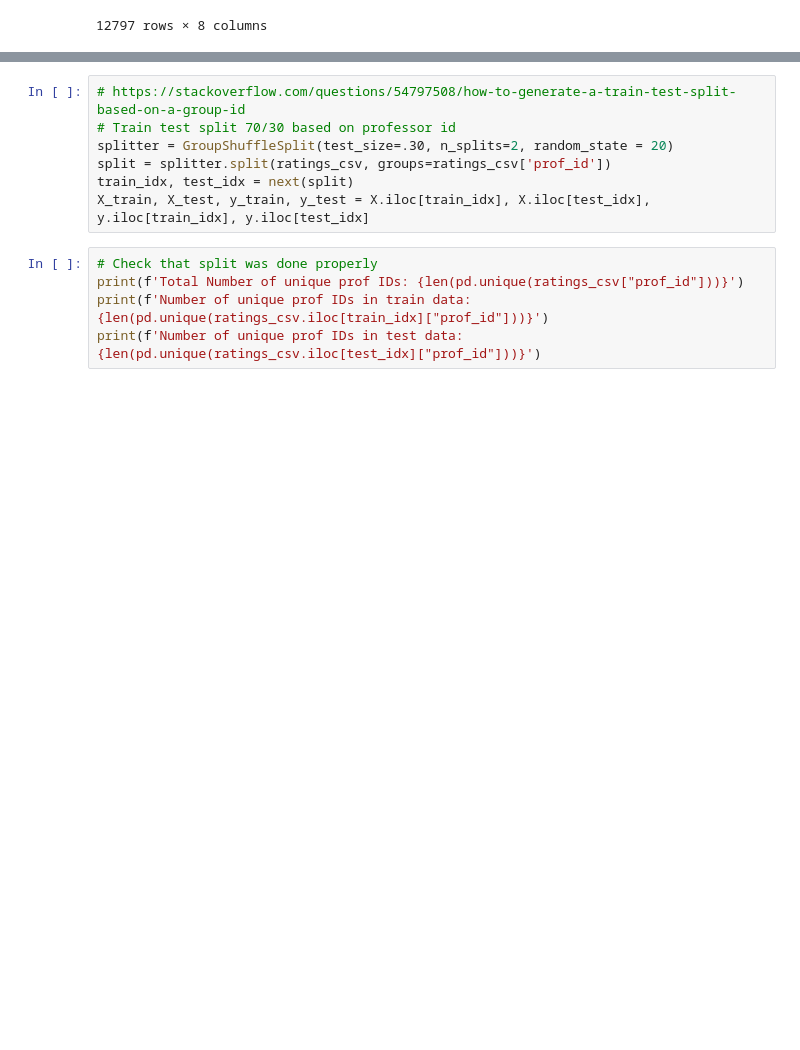
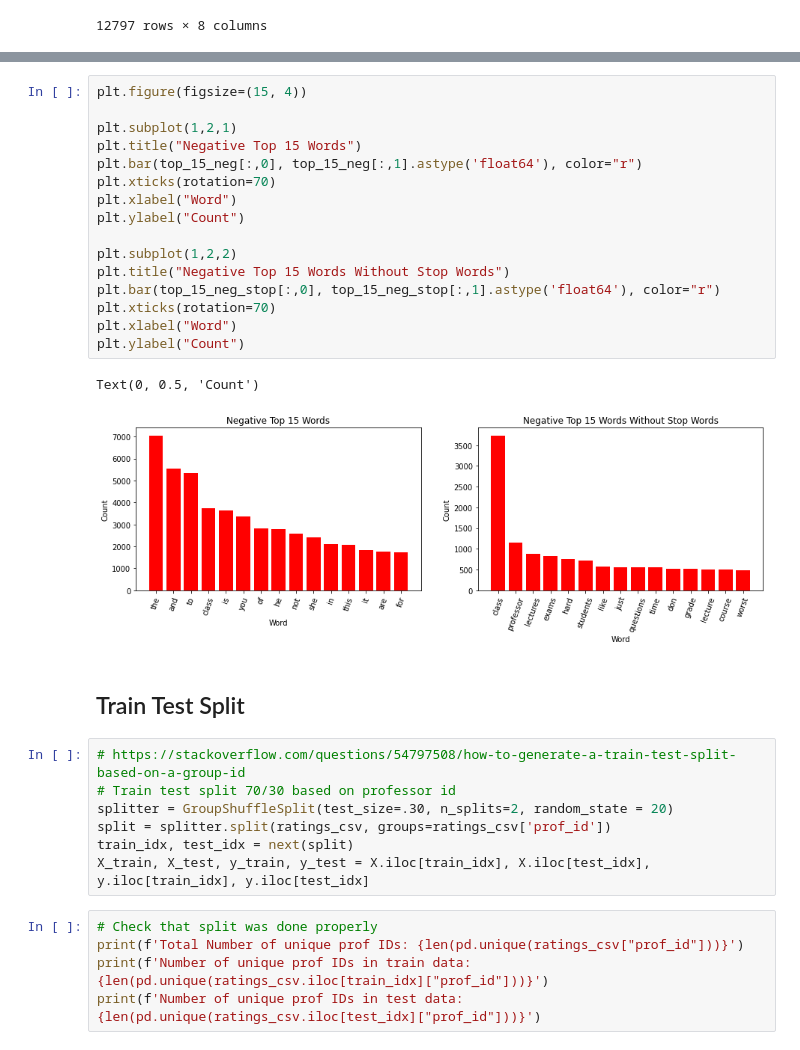
Before and after one commit to RandumbPurson/ratemyprof-sentiment, a Jupyter notebook: svm_model.ipynb, the cells around one changed output, grey strips where cells are left out. Drawn from its saved outputs; the diff is of its cells as text; blank space fills up the shorter version.

```diff
--- a/svm_model.ipynb
+++ b/svm_model.ipynb
@@ -48,3 +125,24 @@ y = ratings_csv["quality"]>2
+# %%
+plt.figure(figsize=(15, 4))
+
+plt.subplot(1,2,1)
+plt.title("Negative Top 15 Words")
+plt.bar(top_15_neg[:,0], top_15_neg[:,1].astype('float64'), color="r")
+plt.xticks(rotation=70)
+plt.xlabel("Word")
+plt.ylabel("Count")
+
+plt.subplot(1,2,2)
+plt.title("Negative Top 15 Words Without Stop Words")
+plt.bar(top_15_neg_stop[:,0], top_15_neg_stop[:,1].astype('float64'), color="r")
+plt.xticks(rotation=70)
+plt.xlabel("Word")
+plt.ylabel("Count")
+# %% [output]
+Text(0, 0.5, 'Count')
+[figure, added]
+# %% [markdown]
+## Train Test Split
 # %%
 # https://stackoverflow.com/questions/54797508/how-to-generate-a-train-test-split-based-on-a-group-id
 # Train test split 70/30 based on professor id
```
Also changed, not shown: parts of 10 cells of this notebook.
